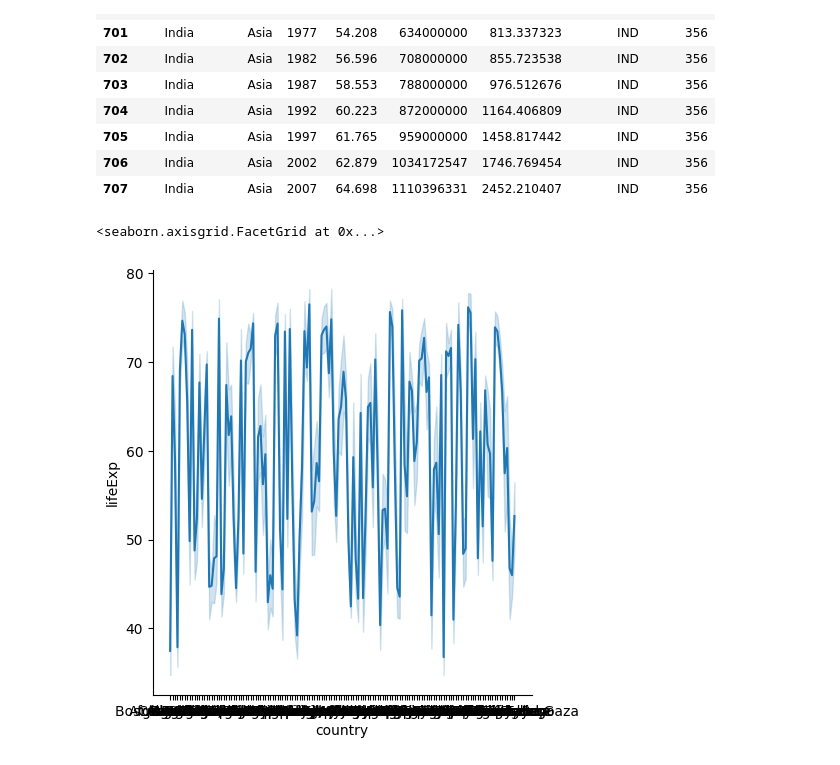
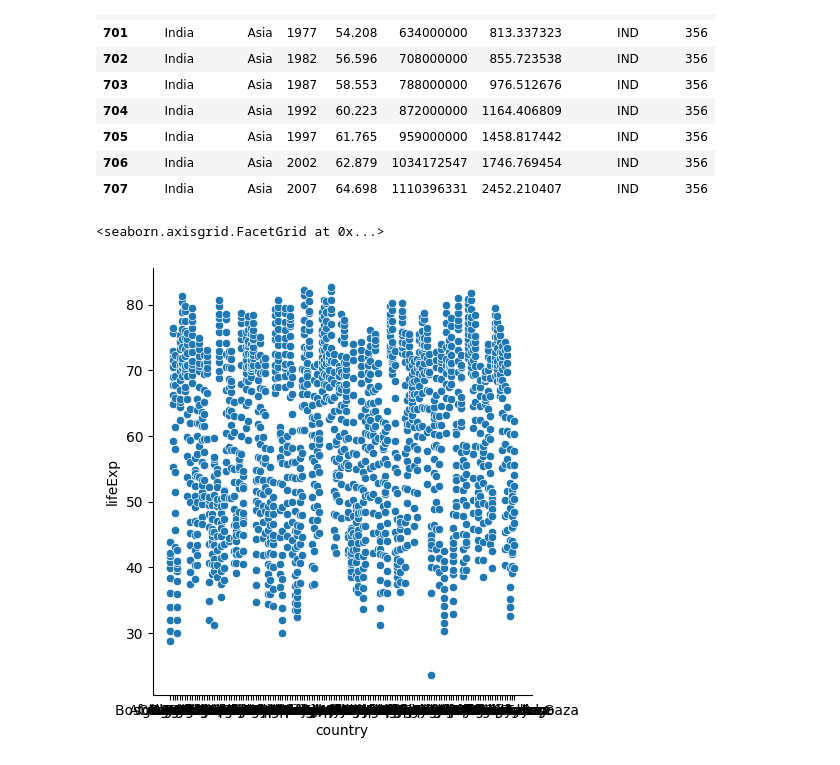
Before and after one commit to Kushal4369/AI-and-Machine-learning, a Jupyter notebook: Seaborn_Basics.ipynb, the cells around one changed output. Drawn from its saved outputs; the diff is of its cells as text; code cells hidden in the pictures.

```diff
--- a/Seaborn_Basics.ipynb
+++ b/Seaborn_Basics.ipynb
@@ -61,7 +61,7 @@ gap[gap['country']=='India']
 | 707 | India | Asia | 2007 | 64.698 | 1110396331 | 2452.210407 | IND | 356 |
 # %%
 # Creating line plot using Figure level function
-sns.relplot(kind='line', data=gap, x='country', y='lifeExp')
+sns.relplot(kind='scatter', data=gap, x='country', y='lifeExp')
 # %% [output]
 <seaborn.axisgrid.FacetGrid at 0x...>
-[figure, old version]
+[figure, new version]
```
